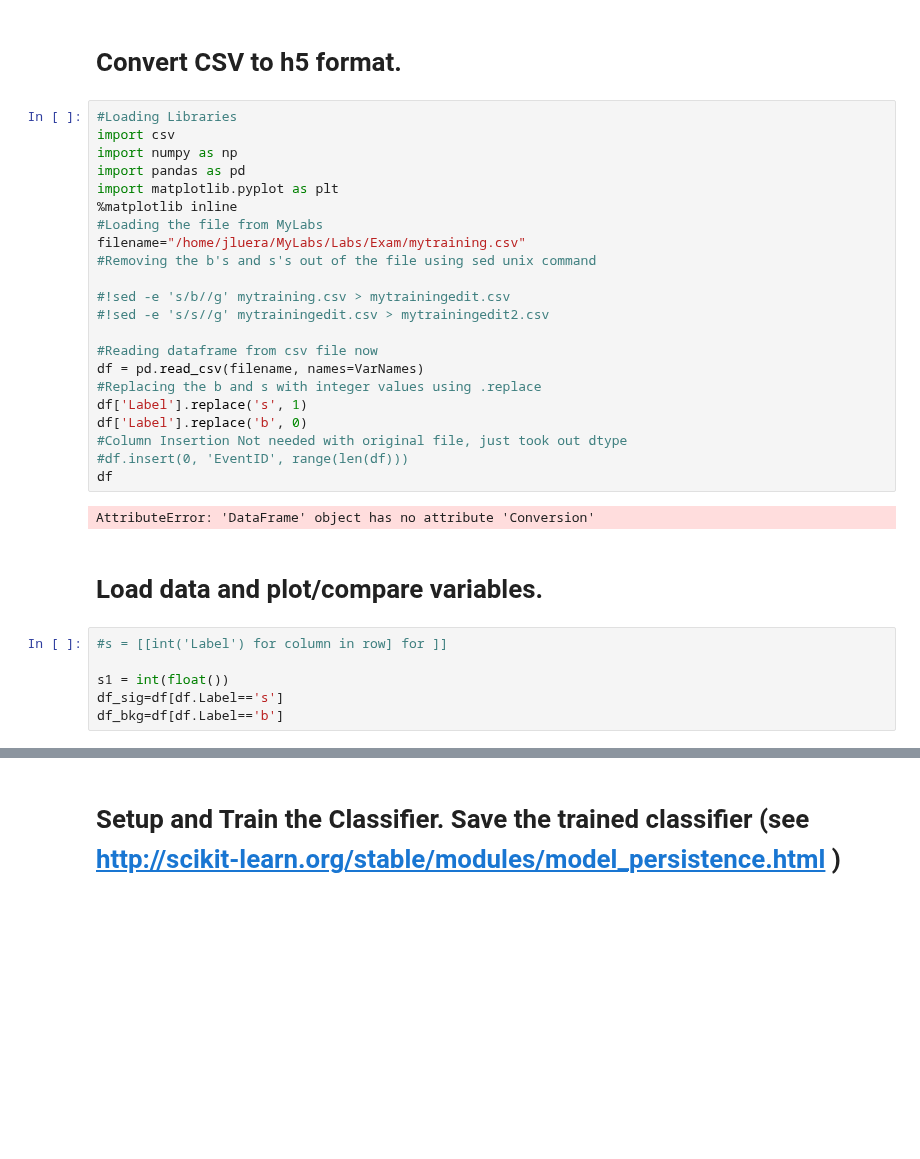
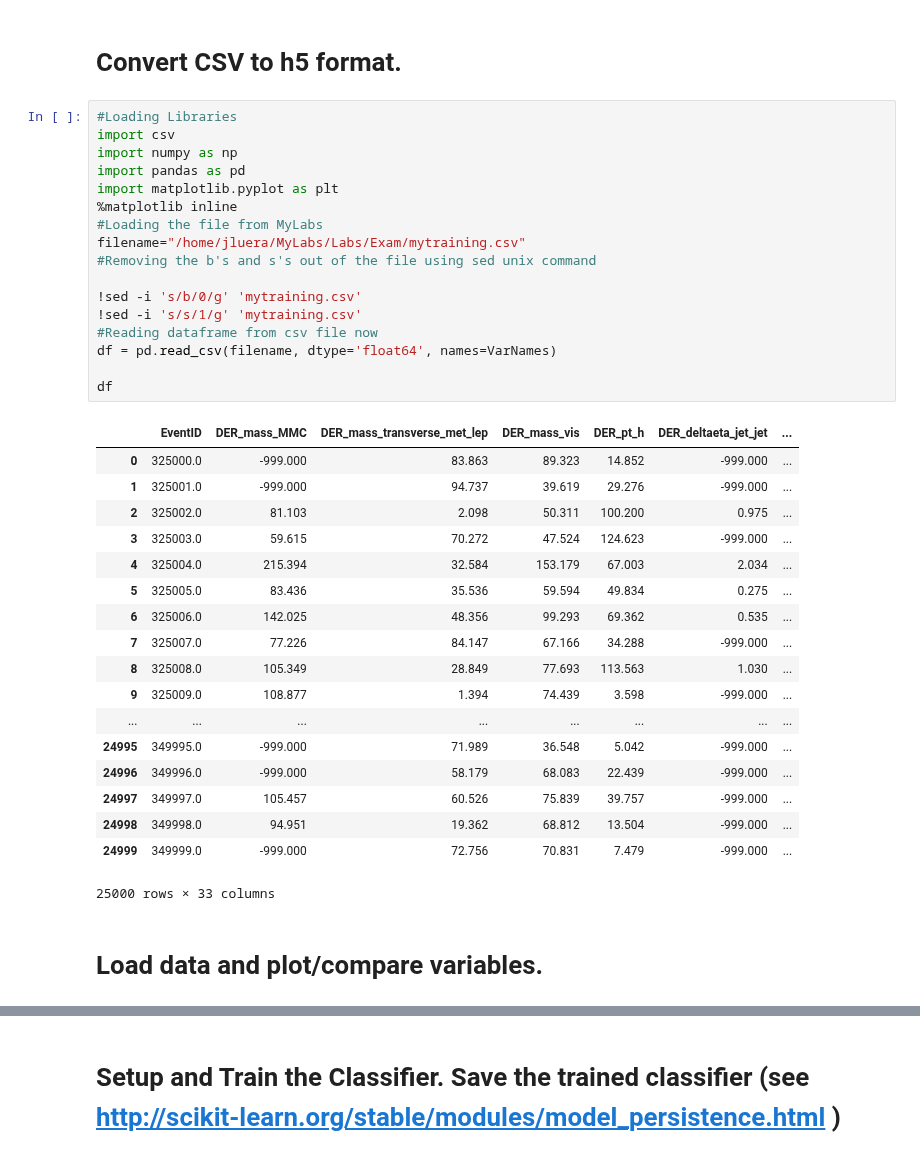
Before and after one commit to Sephfire05/DLHEP2018, a Jupyter notebook: Labs/Exam/Exam.ipynb, the cells around one changed output, grey strips where cells are left out. Cells and saved outputs as stored; diff of their text form; blank space fills up the shorter version.

```diff
--- a/Labs/Exam/Exam.ipynb
+++ b/Labs/Exam/Exam.ipynb
@@ -81,32 +81,38 @@ VarNames=["EventID","DER_mass_MMC", "DER_mass_transverse_met_lep",
 # %%
 #Loading Libraries
 import csv
 import numpy as np
 import pandas as pd
 import matplotlib.pyplot as plt
 %matplotlib inline
 #Loading the file from MyLabs
 filename="/home/jluera/MyLabs/Labs/Exam/mytraining.csv"
 #Removing the b's and s's out of the file using sed unix command
 
-#!sed -e 's/b//g' mytraining.csv > mytrainingedit.csv
-#!sed -e 's/s//g' mytrainingedit.csv > mytrainingedit2.csv
+!sed -i 's/b/0/g' 'mytraining.csv'
+!sed -i 's/s/1/g' 'mytraining.csv'
+#Reading dataframe from csv file now
+df = pd.read_csv(filename, dtype='float64', names=VarNames)
 
-#Reading dataframe from csv file now
-df = pd.read_csv(filename, names=VarNames)
-#Replacing the b and s with integer values using .replace
-df['Label'].replace('s', 1)
-df['Label'].replace('b', 0)
-#Column Insertion Not needed with original file, just took out dtype
-#df.insert(0, 'EventID', range(len(df)))
 df
 # %% [output]
+|  | EventID | DER_mass_MMC | DER_mass_transverse_met_lep | DER_mass_vis | DER_pt_h | DER_deltaeta_jet_jet | ... |
+| 0 | 325000.0 | -999.000 | 83.863 | 89.323 | 14.852 | -999.000 | ... |
+| 1 | 325001.0 | -999.000 | 94.737 | 39.619 | 29.276 | -999.000 | ... |
+| 2 | 325002.0 | 81.103 | 2.098 | 50.311 | 100.200 | 0.975 | ... |
+| 3 | 325003.0 | 59.615 | 70.272 | 47.524 | 124.623 | -999.000 | ... |
+| 4 | 325004.0 | 215.394 | 32.584 | 153.179 | 67.003 | 2.034 | ... |
+| 5 | 325005.0 | 83.436 | 35.536 | 59.594 | 49.834 | 0.275 | ... |
+| 6 | 325006.0 | 142.025 | 48.356 | 99.293 | 69.362 | 0.535 | ... |
+| 7 | 325007.0 | 77.226 | 84.147 | 67.166 | 34.288 | -999.000 | ... |
+| 8 | 325008.0 | 105.349 | 28.849 | 77.693 | 113.563 | 1.030 | ... |
+| 9 | 325009.0 | 108.877 | 1.394 | 74.439 | 3.598 | -999.000 | ... |
+| ... | ... | ... | ... | ... | ... | ... | ... |
+| 24995 | 349995.0 | -999.000 | 71.989 | 36.548 | 5.042 | -999.000 | ... |
+| 24996 | 349996.0 | -999.000 | 58.179 | 68.083 | 22.439 | -999.000 | ... |
+| 24997 | 349997.0 | 105.457 | 60.526 | 75.839 | 39.757 | -999.000 | ... |
+| 24998 | 349998.0 | 94.951 | 19.362 | 68.812 | 13.504 | -999.000 | ... |
+| 24999 | 349999.0 | -999.000 | 72.756 | 70.831 | 7.479 | -999.000 | ... |
-AttributeError: 'DataFrame' object has no attribute 'Conversion'
+25000 rows × 33 columns
 # %% [markdown]
 # Load data and plot/compare variables.
-# %%
-#s = [[int('Label') for column in row] for ]]
-
-s1 = int(float())
-df_sig=df[df.Label=='s']
-df_bkg=df[df.Label=='b']
```
Also changed, not shown: parts of 14 cells of this notebook.
